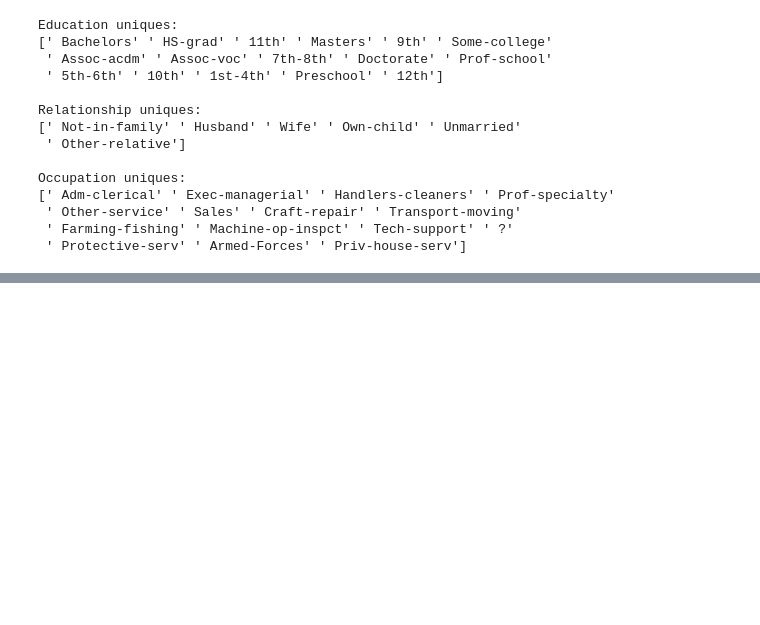
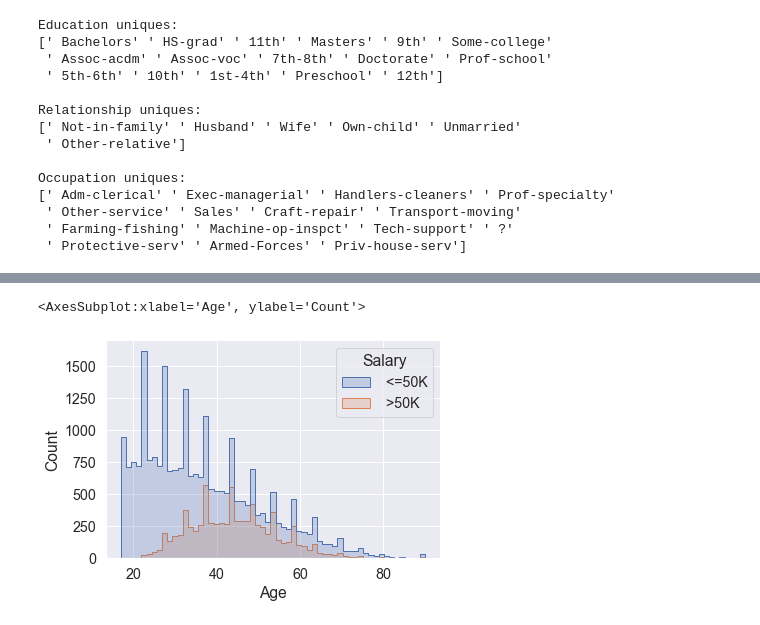
Before and after one commit to kylenelwan/data301, a Jupyter notebook: analysis/noah/milestone2.ipynb, the cells around one changed output, grey strips where cells are left out. Cells and saved outputs as stored; diff of their text form; code cells hidden in the pictures; blank space fills up the shorter version.

```diff
--- a/analysis/noah/milestone2.ipynb
+++ b/analysis/noah/milestone2.ipynb
@@ -81,8 +84,7 @@ Occupation uniques:
 # %%
 # Setting theme
 
-sns.set_theme(style="ticks",
-              font_scale=1.3,
-             )
+sns.set_style("darkgrid", {"axes.facecolor": ".9"})
+sns.set_theme(font_scale=1.3)
 
 plt.rc("axes.spines", top=False, right=False)
@@ -88,0 +110,14 @@ plt.rc("axes.spines", top=False, right=False)
+# %%
+# Histogram of age and salary distribution. This shows that the majority of people have <=50K salaries,
+# and those that do make >50K are generally older population. Data has outliers and needs more cleaning.
+
+sns.histplot(
+    df,
+    x="Age",
+    hue="Salary",
+    element="step",
+    common_norm=False,
+)
+# %% [output]
+<AxesSubplot:xlabel='Age', ylabel='Count'>
+[figure, added]
```
Also changed, not shown: parts of 8 cells of this notebook, 2 other files.
